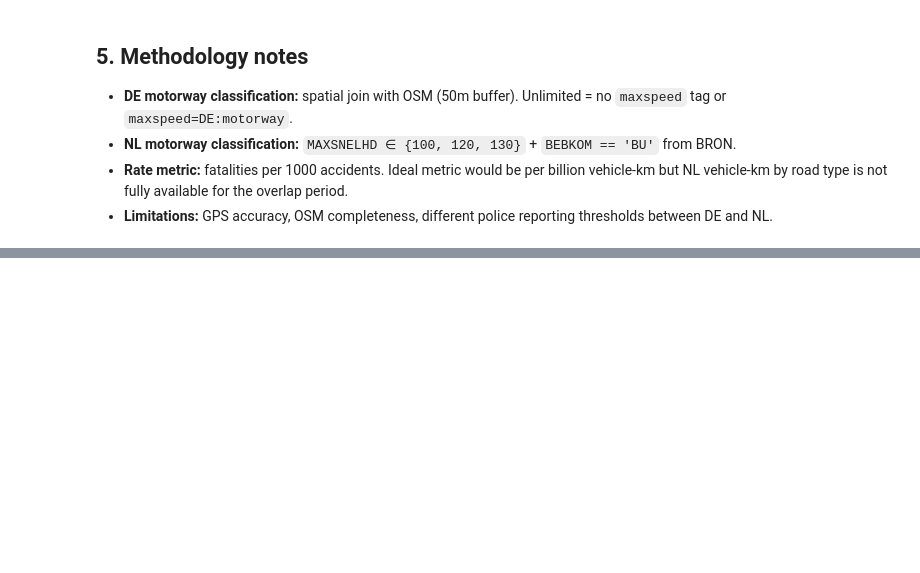
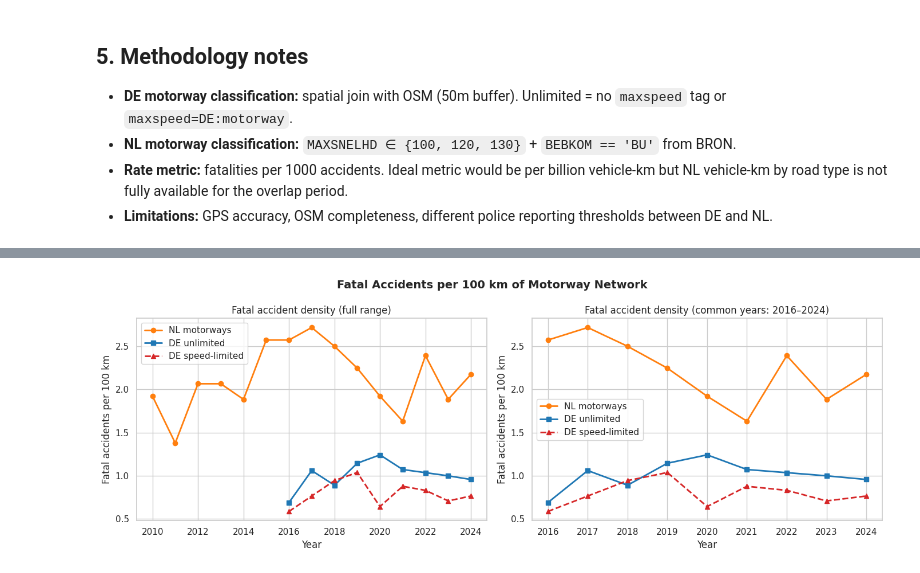
Before and after one commit to dennisbakhuis/autobahn-speed-safety-analysis, a Jupyter notebook: notebooks/05_comparative_analysis.ipynb, the cells around one changed output, grey strips where cells are left out. Drawn from its saved outputs; the diff is of its cells as text; code cells hidden in the pictures; blank space fills up the shorter version.

Commit message:
Add density and pyramid analyses to notebook 05 (fig07–fig09)

```diff
--- a/notebooks/05_comparative_analysis.ipynb
+++ b/notebooks/05_comparative_analysis.ipynb
@@ -184,0 +224,97 @@ if df_de is not None and df_nl_annual is not None:
+# %%
+import os
+import matplotlib.pyplot as plt
+import matplotlib.gridspec as gridspec
+import numpy as np
+import pandas as pd
+import seaborn as sns
+sns.set_theme(style="whitegrid")
+
+OUTPUT_FIG = Path("../output/figures")
+OUTPUT_FIG.mkdir(parents=True, exist_ok=True)
+
+# ── constants ──────────────────────────────────────────────────────────────────
+KM_DE_UNLIMITED = 16_441
+KM_DE_LIMITED   = 10_618
+KM_NL           = 2_758
+
+# ── DE: fatal accidents per year, by road type ─────────────────────────────────
+if df_de is not None:
+    de_mw = df_de[df_de["on_motorway"]]
+    de_unl = de_mw[de_mw["on_unlimited"]]
+    de_lim = de_mw[de_mw["on_limited_mw"]]
+
+    de_unl_fatal = (
+        de_unl[de_unl["severity"] == "fatal"]
+        .groupby("year").size().rename("fatal_unl")
+    )
+    de_lim_fatal = (
+        de_lim[de_lim["severity"] == "fatal"]
+        .groupby("year").size().rename("fatal_lim")
+    )
+    de_fatal = pd.concat([de_unl_fatal, de_lim_fatal], axis=1).reset_index()
+    de_fatal["density_unl"] = de_fatal["fatal_unl"] / KM_DE_UNLIMITED * 100
+    de_fatal["density_lim"] = de_fatal["fatal_lim"] / KM_DE_LIMITED   * 100
+else:
+    de_fatal = pd.DataFrame(columns=["year", "density_unl", "density_lim"])
+
+# ── NL: fatal accidents per year ───────────────────────────────────────────────
+if df_nl_annual is not None:
+    nl_fatal = df_nl_annual[["year", "fatal"]].copy()
+    nl_fatal["density_nl"] = nl_fatal["fatal"] / KM_NL * 100
+else:
+    nl_fatal = pd.DataFrame(columns=["year", "density_nl"])
+
+# ── plot ───────────────────────────────────────────────────────────────────────
+common_years = sorted(set(de_fatal["year"]) & set(nl_fatal["year"]))
+
+fig, axes = plt.subplots(1, 2, figsize=(14, 5), sharey=False)
+
+# Left: full NL range vs DE range overlay
+ax = axes[0]
+if not nl_fatal.empty:
+    ax.plot(nl_fatal["year"], nl_fatal["density_nl"], marker="o", color="tab:orange",
+            label="NL motorways", linewidth=2)
+if not de_fatal.empty:
+    ax.plot(de_fatal["year"], de_fatal["density_unl"], marker="s", color="tab:blue",
+            label="DE unlimited", linewidth=2)
+    ax.plot(de_fatal["year"], de_fatal["density_lim"], marker="^", color="tab:red",
+            label="DE speed-limited", linewidth=2, linestyle="--")
+ax.set_title("Fatal accident density (full range)", fontsize=12)
+ax.set_xlabel("Year")
+ax.set_ylabel("Fatal accidents per 100 km")
+ax.legend()
+
+# Right: common years only
+ax2 = axes[1]
+nl_common  = nl_fatal[nl_fatal["year"].isin(common_years)]
+de_common  = de_fatal[de_fatal["year"].isin(common_years)]
+if not nl_common.empty:
+    ax2.plot(nl_common["year"], nl_common["density_nl"], marker="o", color="tab:orange",
+             label="NL motorways", linewidth=2)
+if not de_common.empty:
+    ax2.plot(de_common["year"], de_common["density_unl"], marker="s", color="tab:blue",
+             label="DE unlimited", linewidth=2)
+    ax2.plot(de_common["year"], de_common["density_lim"], marker="^", color="tab:red",
+             label="DE speed-limited", linewidth=2, linestyle="--")
+ax2.set_title(f"Fatal accident density (common years: {common_years[0]}–{common_years[-1]})",
+              fontsize=12)
+ax2.set_xlabel("Year")
+ax2.set_ylabel("Fatal accidents per 100 km")
+ax2.legend()
+
+fig.suptitle("Fatal Accidents per 100 km of Motorway Network", fontsize=14, fontweight="bold")
+plt.tight_layout()
+plt.savefig(OUTPUT_FIG / "fig07_fatal_accidents_per_100km.png", dpi=150, bbox_inches="tight")
+plt.show()
+print("Saved fig07_fatal_accidents_per_100km.png")
+
+# Print summary table
+print("\n=== Fatal accident density (fatal accidents / 100 km / year) ===")
+summary6 = de_fatal[["year", "density_unl", "density_lim"]].rename(
+    columns={"density_unl": "DE_unlimited", "density_lim": "DE_limited"})
+nl_s = nl_fatal[["year", "density_nl"]].rename(columns={"density_nl": "NL"})
+summary6 = summary6.merge(nl_s, on="year", how="outer").sort_values("year")
+print(summary6.to_string(index=False, float_format=lambda x: f"{x:.3f}"))
+# %% [output]
+[figure, added]
```
Also changed, not shown: parts of 12 cells of this notebook, 5 other files.
